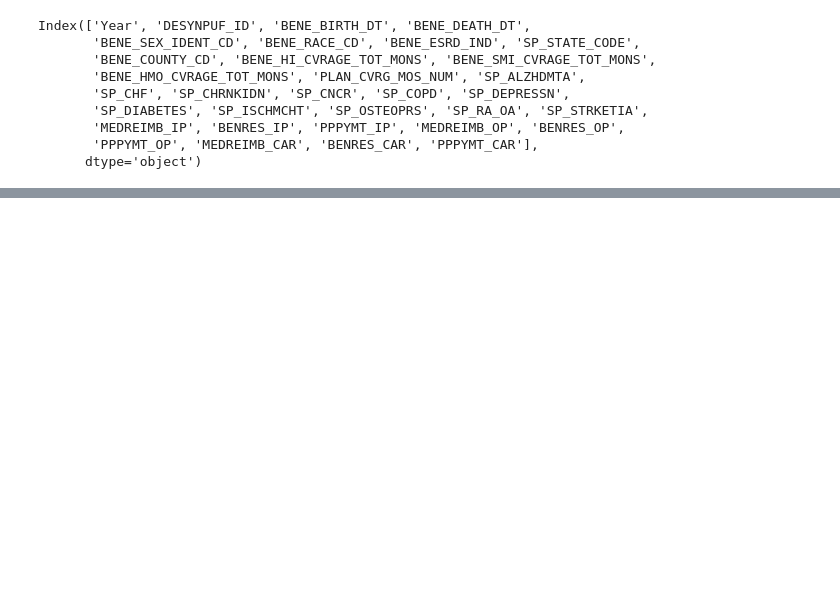
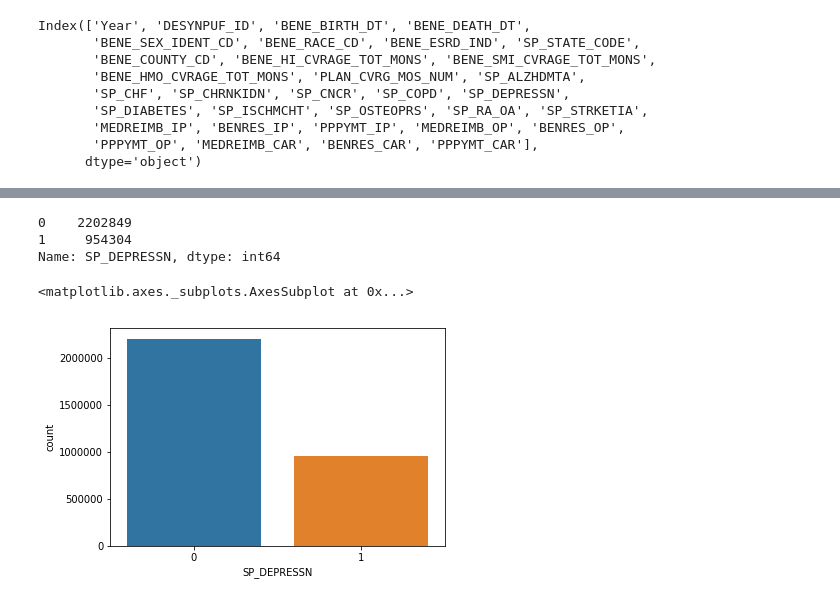
Before and after one commit to barbking/healthcare_analytics_medicare_DESynPUF_dataset, a Jupyter notebook: BarbKing-HW8-SEIS735.ipynb, the cells around one changed output, grey strips where cells are left out. Saved outputs shown, nothing was run; the diff lists cells and outputs as text; code cells hidden in the pictures; blank space fills up the shorter version.

```diff
--- a/BarbKing-HW8-SEIS735.ipynb
+++ b/BarbKing-HW8-SEIS735.ipynb
@@ -86,4 +107,7 @@ dup_df.shape
 # %%
-# removing duplicate rows, 1401729 removed
-df_no_duplicates = newdf.drop_duplicates(keep='first')
+# removing duplicate rows, 1424410 removed
+df_no_dup_records_1 = newdf.drop_duplicates(['DESYNPUF_ID','BENE_BIRTH_DT','BENE_SEX_IDENT_CD','BENE_RACE_CD',
+            'BENE_ESRD_IND','SP_STATE_CODE','BENE_COUNTY_CD','SP_ALZHDMTA',
+       'SP_CHF', 'SP_CHRNKIDN', 'SP_CNCR', 'SP_COPD','SP_DEPRESSN',
+       'SP_DIABETES', 'SP_ISCHMCHT', 'SP_OSTEOPRS', 'SP_RA_OA', 'SP_STRKETIA'], keep='first')
 # %%
@@ -117,0 +117,4 @@ agg_df = df_no_duplicates.groupby('DESYNPUF_ID').filter(lambda x: len(x) > 1)
+# %%
+# also remove all recorcds after patient's first diagnosis, any future conditions post-depression diagnosis would not be a
+# predictor or cause of depression
+df_no_dup_records = df_no_dup_records_1.drop_duplicates(['DESYNPUF_ID','BENE_BIRTH_DT','SP_DEPRESSN'], keep='first')
@@ -117,0 +126,4 @@ agg_df = df_no_duplicates.groupby('DESYNPUF_ID').filter(lambda x: len(x) > 1)
+# %%
+#calculate age (year column - year from BENE_BIRTH_DT)
+#newdf["Birth_Year"] = pd.to_datetime(newdf['BENE_BIRTH_DT']).dt.year
+df_no_dup_records.loc[:,'Age'] = df_no_dup_records.loc[:,'Year'] - (pd.to_datetime(newdf.loc[:,'BENE_BIRTH_DT'],format='%Y%m%d').dt.year)
@@ -117,0 +172,7 @@ agg_df = df_no_duplicates.groupby('DESYNPUF_ID').filter(lambda x: len(x) > 1)
+# %%
+# for each of the chronic condition col, prev data was 2 = no and 1 = yes
+# replace 2 with 0 so have 0 = no and 1 = yes
+for column in range(8,19):
+    df_no_dup_records.iloc[:,column] = df_no_dup_records.iloc[:,column].replace(2,0)
+# for BENE_ESRD_IND replace 'Y' with 1, 'N' is already set to 0
+df_no_dup_records.loc[:,'BENE_ESRD_IND'] = df_no_dup_records.loc[:,'BENE_ESRD_IND'].replace('Y',1)
@@ -117,0 +226,13 @@ agg_df = df_no_duplicates.groupby('DESYNPUF_ID').filter(lambda x: len(x) > 1)
+# %%
+import seaborn as sns
+import matplotlib.pyplot as plt
+df_no_dup_records['SP_DEPRESSN'].value_counts()
+# %% [output]
+0    2202849
+1     954304
+Name: SP_DEPRESSN, dtype: int64
+# %%
+sns.countplot(x='SP_DEPRESSN', data=df_no_dup_records)
+# %% [output]
+<matplotlib.axes._subplots.AxesSubplot at 0x...>
+[figure, added]
```
Also changed, not shown: parts of 44 cells of this notebook.
